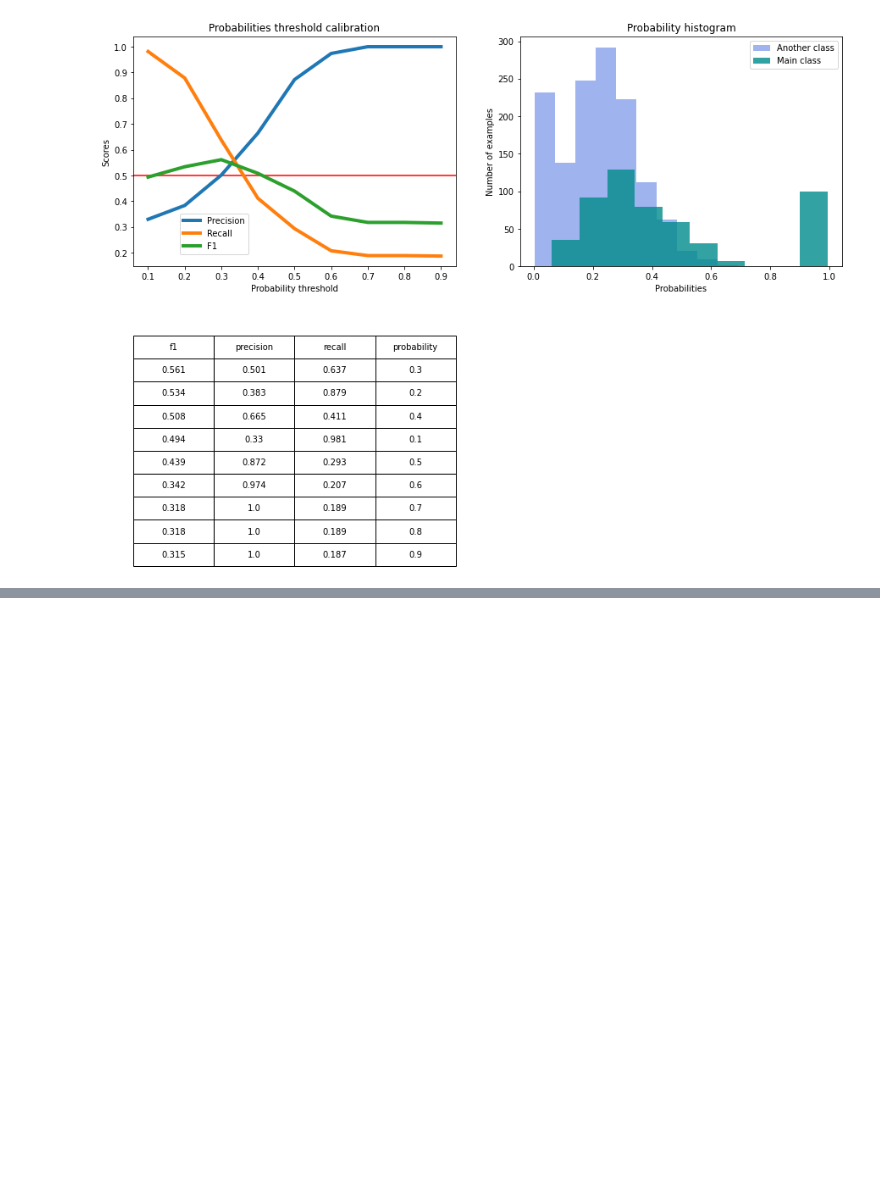
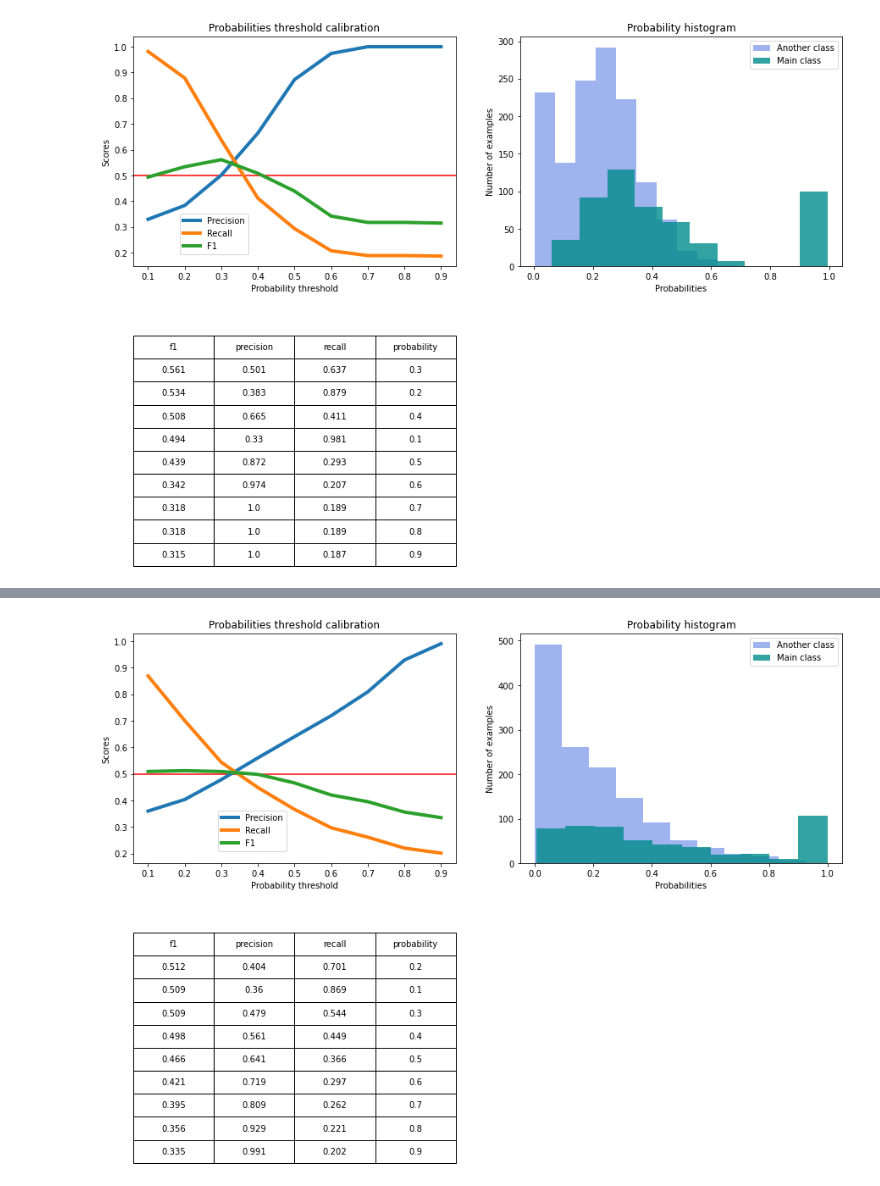
Before and after one commit to llkenny/python_ds_2, a Jupyter notebook: Final/MSDoroshenko/_solution.ipynb, the cells around one changed output, grey strips where cells are left out. Drawn from its saved outputs; the diff is of its cells as text; code cells hidden in the pictures; blank space fills up the shorter version.

```diff
--- a/Final/MSDoroshenko/_solution.ipynb
+++ b/Final/MSDoroshenko/_solution.ipynb
@@ -577,0 +584,22 @@ show_proba_calibration_plots(y_test_pred_probs, y_test)
+# %%
+FEATURE_NAMES_SELECTED = df.drop(TARGET_NAME, axis=1).columns
+
+X = df.dropna()[FEATURE_NAMES_SELECTED]
+y = df.dropna()[TARGET_NAME]
+
+cat_features = ['Home Ownership', 'Term']
+# %%
+lbl = preprocessing.LabelEncoder()
+for feature in cat_features:
+    X[feature] = lbl.fit_transform(X[feature].astype(str))
+    X[feature] = lbl.fit_transform(X[feature].astype(str))
+# %%
+X_train, X_test, y_train, y_test = train_test_split(X, y, shuffle=True, test_size=0.25, random_state=211)
+# %%
+model_xgb = xgb.XGBClassifier(random_state=21, enable_categorical=True)
+model_xgb.fit(X_train, y_train)
+
+y_train_pred = model_xgb.predict(X_train)
+y_test_pred = model_xgb.predict(X_test)
+
+get_classification_report(y_train, y_train_pred, y_test, y_test_pred)
@@ -577,0 +624,5 @@ show_proba_calibration_plots(y_test_pred_probs, y_test)
+# %%
+y_test_pred_probs = model_xgb.predict_proba(X_test)[:, 1]
+show_proba_calibration_plots(y_test_pred_probs, y_test)
+# %% [output]
+[figure, added]
```
Also changed, not shown: parts of 4 cells of this notebook.
